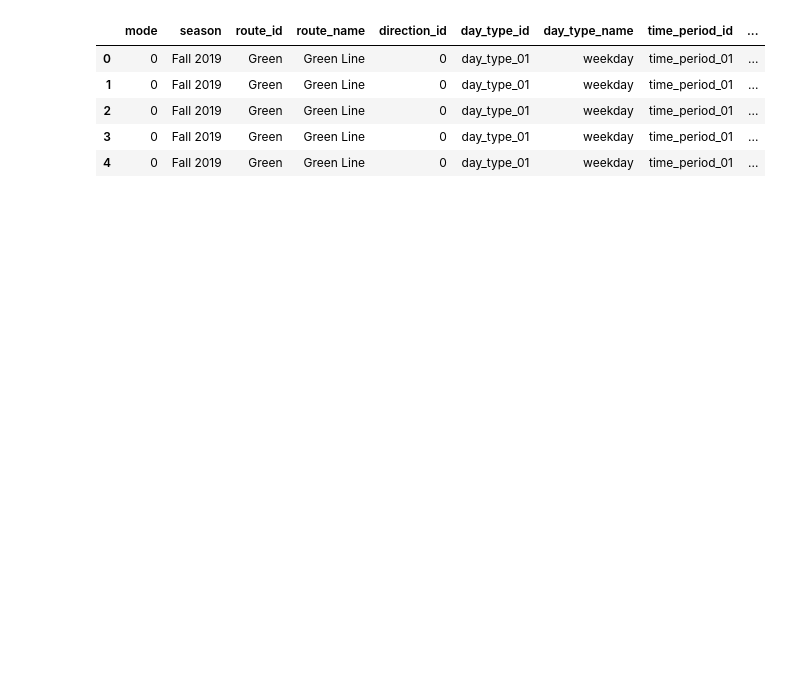
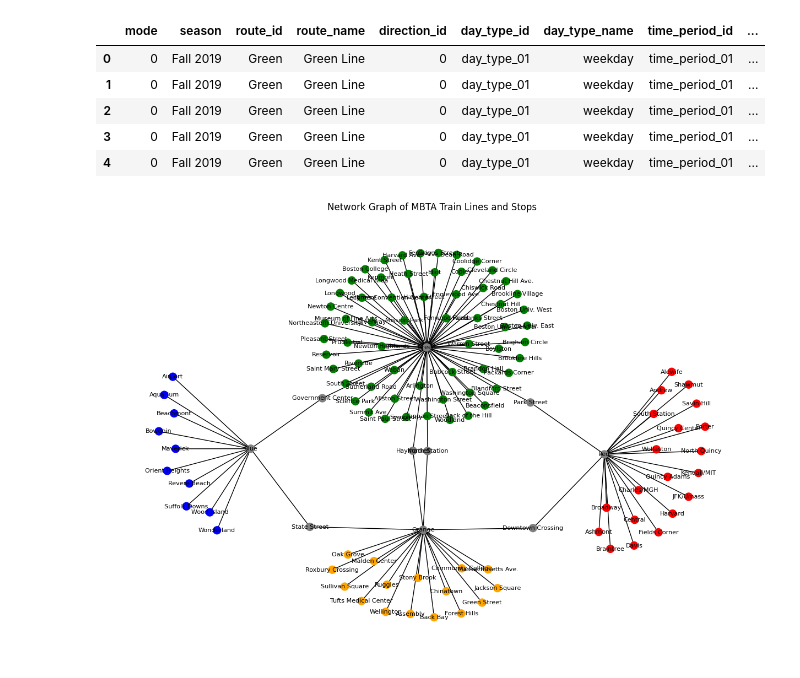
Before and after one commit to ibabaig/ds4200-final, a Jupyter notebook: main.ipynb, the cells around one changed output. Saved outputs shown, nothing was run; the diff lists cells and outputs as text; code cells hidden in the pictures; blank space fills up the shorter version.

```diff
--- a/main.ipynb
+++ b/main.ipynb
@@ -4,5 +8,6 @@ import geopandas as gp
 # %%
-data = pd.read_csv('mbta_ridership.csv')
+data = pd.read_csv('data/mbta_ridership.csv')
+data = data[data['season'] == 'Fall 2019']
 data.head()
 # %% [output]
 |  | mode | season | route_id | route_name | direction_id | day_type_id | day_type_name | time_period_id | ... |
@@ -11,3 +16,41 @@ data.head()
 | 2 | 0 | Fall 2019 | Green | Green Line | 0 | day_type_01 | weekday | time_period_01 | ... |
 | 3 | 0 | Fall 2019 | Green | Green Line | 0 | day_type_01 | weekday | time_period_01 | ... |
 | 4 | 0 | Fall 2019 | Green | Green Line | 0 | day_type_01 | weekday | time_period_01 | ... |
+# %%
+stops = data['stop_name'].unique()
+lines = data['route_id'].unique()
+average_flow = data['average_flow']
+
+G = nx.Graph()
+
+for idx, row in data.iterrows():
+    G.add_edge(row['route_id'], row['stop_name'])
+
+plt.figure(figsize=(12, 8))
+
+route_colors = {
+    'Green': 'green',
+    'Blue': 'blue',
+    'Orange': 'orange',
+    'Red': 'red'
+}
+
+node_colors = []
+for stop in G.nodes():
+    routes = data[data['stop_name'] == stop]['route_id'].unique()
+    if len(routes) == 1:
+        route_id = routes[0]
+        color = route_colors.get(route_id, 'gray')
+        node_colors.append(color)
+    else:
+        node_colors.append('gray')
+
+pos = nx.kamada_kawai_layout(G)
+
+nx.draw(G, pos, with_labels=True, node_size=100, node_color=node_colors, font_size=8)
+
+plt.title("Network Graph of MBTA Train Lines and Stops")
+# plt.savefig('images/network_graph.png')
+plt.show()
+# %% [output]
+[figure, added]
```
Also changed, not shown: parts of 3 cells of this notebook, 5 other files.
